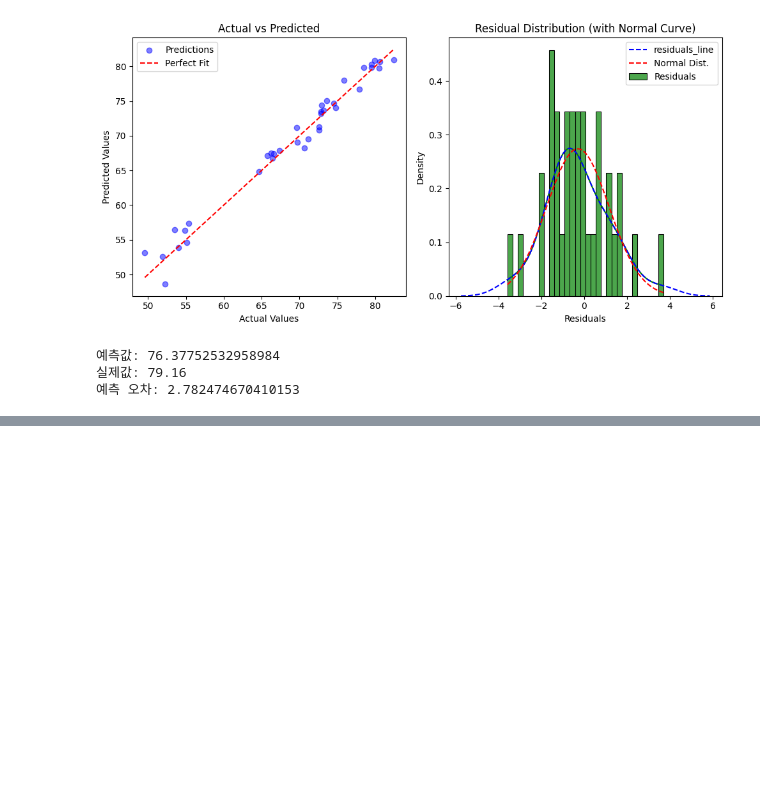
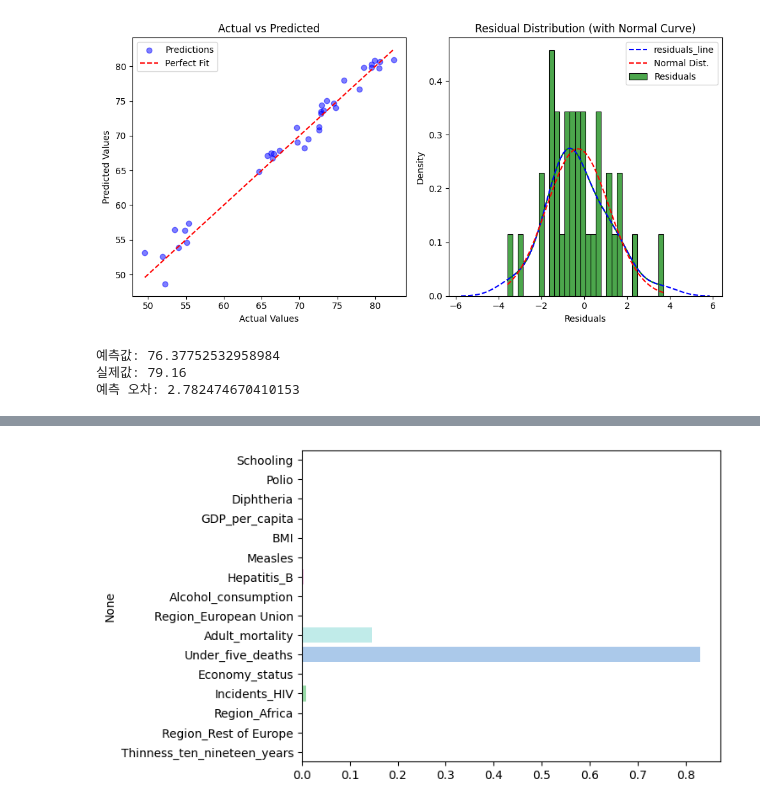
Before and after one commit to Encore-SKN-9/ml_5team, a Jupyter notebook: main.ipynb, the cells around one changed output, grey strips where cells are left out. Saved outputs shown, nothing was run; the diff lists cells and outputs as text; code cells hidden in the pictures; blank space fills up the shorter version.

```diff
--- a/main.ipynb
+++ b/main.ipynb
@@ -890,0 +923,7 @@ r2_score:  0.979583131624316
+# %%
+best_rf.estimators_[0].feature_importances_
+
+sns.barplot(x=best_rf.estimators_[0].feature_importances_, y=X_train.columns, hue=X_train.columns, palette='pastel')
+plt.show()
+# %% [output]
+[figure, added]
```
Also changed, not shown: parts of 7 cells of this notebook.
